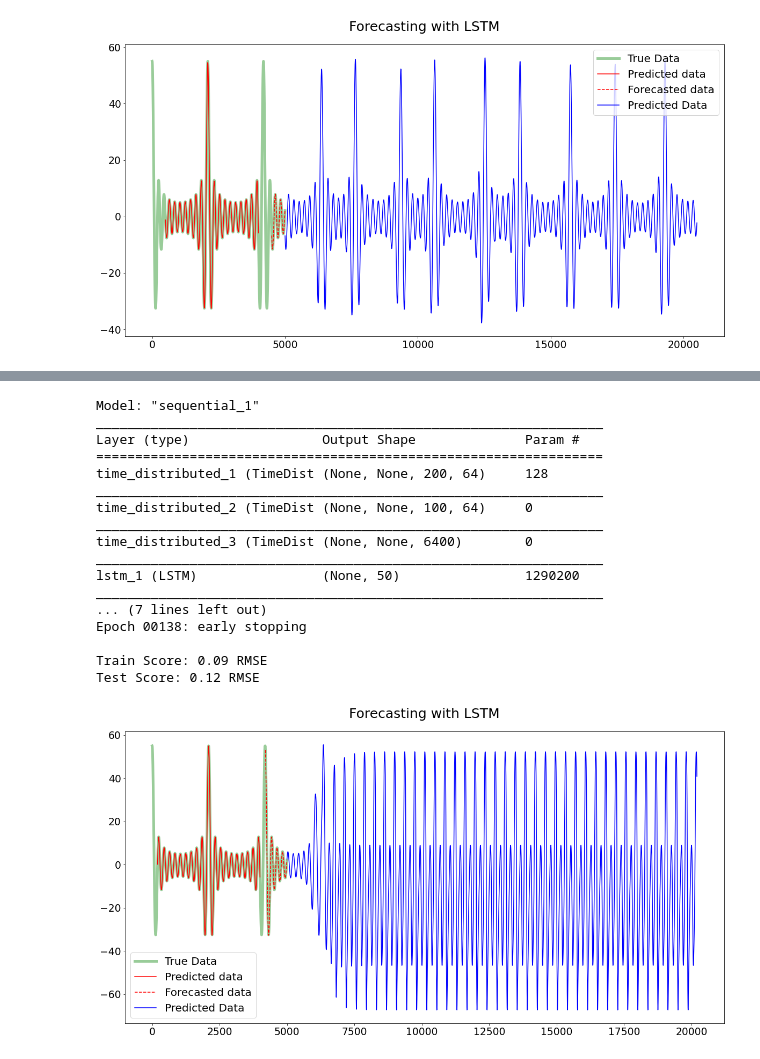
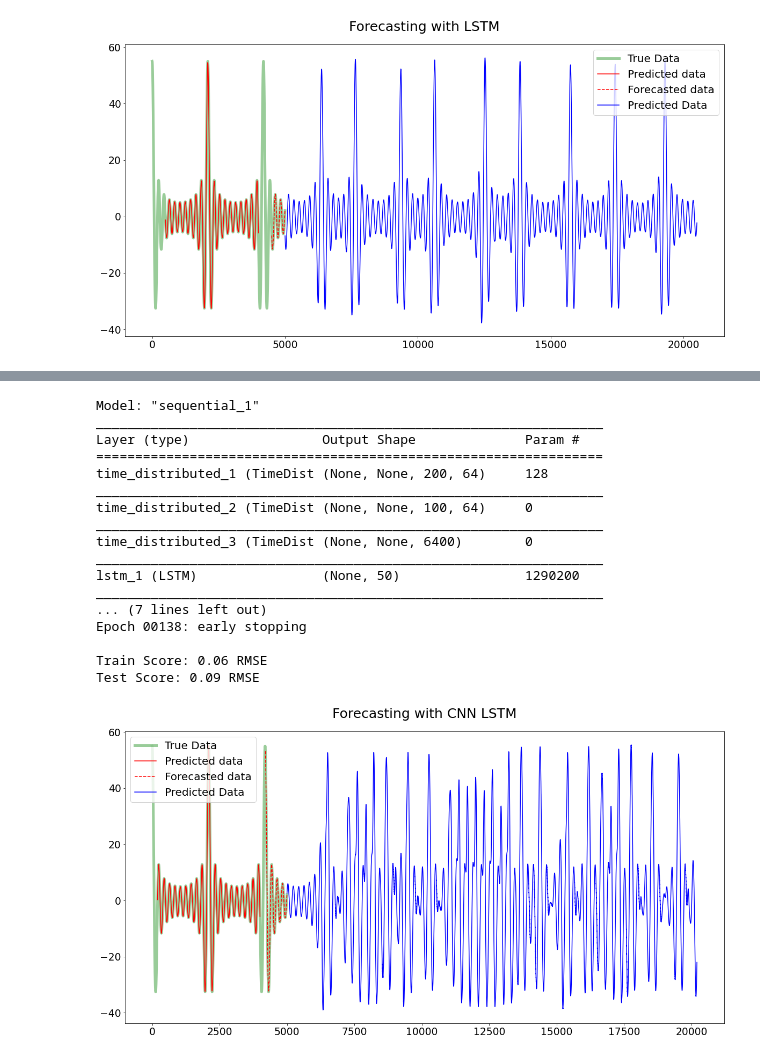
Before and after one commit to RitvikPrabhu/Machine-Learning, a Jupyter notebook: Pattern_Prediction/Neural_Networks_function_prediction_.ipynb, the cells around one changed output, grey strips where cells are left out. Cells and saved outputs as stored; diff of their text form; code cells hidden in the pictures.

```diff
--- a/Pattern_Prediction/Neural_Networks_function_prediction_.ipynb
+++ b/Pattern_Prediction/Neural_Networks_function_prediction_.ipynb
@@ -605,7 +605,7 @@ plt.plot(scaler.inverse_transform(dataset), 'g', linewidth=5, alpha=0.4, label='
 plt.plot(trainPredictPlot, color = 'red', label = 'Predicted data')
 plt.plot(testPredictPlot, '--' , color = 'red', label = 'Forecasted data')
 plt.legend()
-plt.title('Forecasting with LSTM')
+plt.title('Forecasting with CNN LSTM')
 
 ##########################################################################################################
 
@@ -633,36 +633,36 @@ for i in range(int(num_pred)+1):
 
 x = np.array(x)
 
 
 x = np.reshape(x,(x.shape[0],1))
 PredictPlot = scaler.inverse_transform(x)
 res = np.arange(N,N+len(Y[-look_back:])+num_pred+1)
 
 plt.plot(res, PredictPlot, label = 'Predicted Data', c = 'b')
 
 plt.legend()
 
 
 plt.show()
 # %% [output]
 Model: "sequential_1"
 _________________________________________________________________
 Layer (type)                 Output Shape              Param #
 =================================================================
 time_distributed_1 (TimeDist (None, None, 200, 64)     128
 _________________________________________________________________
 time_distributed_2 (TimeDist (None, None, 100, 64)     0
 _________________________________________________________________
 time_distributed_3 (TimeDist (None, None, 6400)        0
 _________________________________________________________________
 lstm_1 (LSTM)                (None, 50)                1290200
 _________________________________________________________________
 ... (7 lines left out)
 Epoch 00138: early stopping
 
-Train Score: 0.09 RMSE
-Test Score: 0.12 RMSE
+Train Score: 0.06 RMSE
+Test Score: 0.09 RMSE
-[figure, old version]
+[figure, new version]
 # %%
 def create_dataset(dataset, look_back_in, look_back_out):
     dataX, dataY = [], []
```
Also changed, not shown: parts of 2 cells of this notebook.
